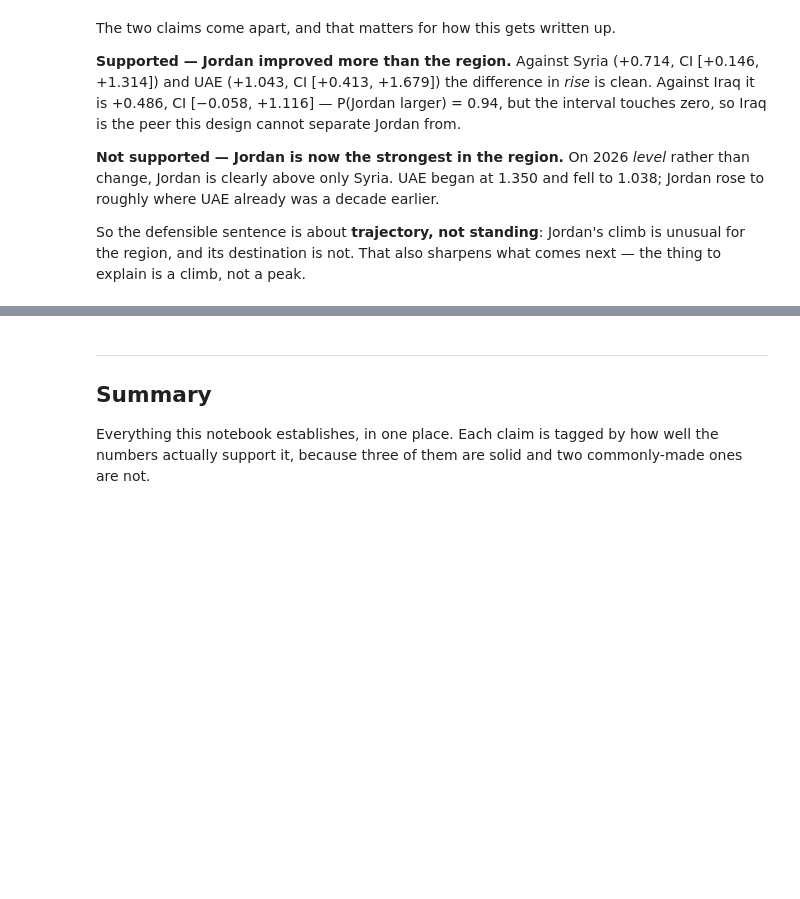
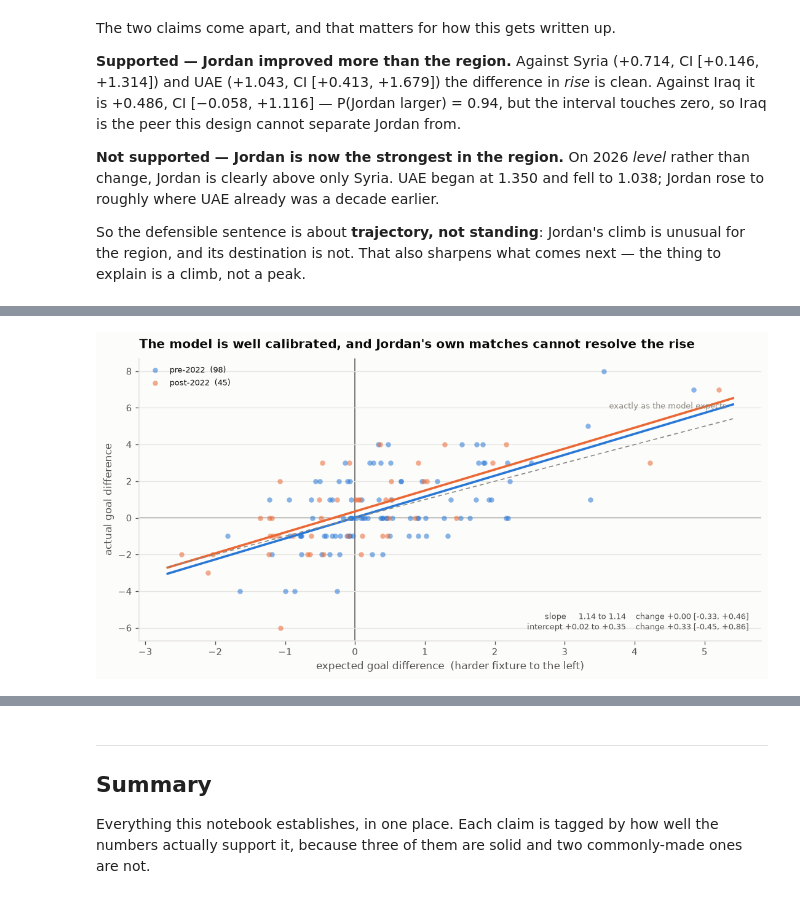
Before and after one commit to mqedan217/jordan-football-strength, a Jupyter notebook: notebooks/01_strength_model.ipynb, the cells around one changed output, grey strips where cells are left out. Saved outputs shown, nothing was run; the diff lists cells and outputs as text; code cells hidden in the pictures; blank space fills up the shorter version.

```diff
--- a/notebooks/01_strength_model.ipynb
+++ b/notebooks/01_strength_model.ipynb
@@ -494,0 +507,56 @@ comes next — the thing to explain is a climb, not a peak.
+# %%
+# Jordan's own matches against what the model expected of them, before kickoff.
+CUT = pd.Timestamp("2022-07-01")
+rng = np.random.default_rng(19)
+mt = pd.read_csv(OUT / "squad" / "match_table.csv", parse_dates=["date"])
+mt = mt[mt.date >= "2015-01-01"].copy()
+mt["era"] = np.where(mt.date < CUT, "pre", "post")
+# six-month blocks: matches in a window share a squad, a manager and a set of
+# opponents, so they are not independent draws
+mt["blk"] = mt.date.dt.year * 2 + (mt.date.dt.month > 6)
+BLK = {e: [d for _, d in mt[mt.era == e].groupby("blk")] for e in ("pre", "post")}
+
+fits = {e: np.polyfit(d.expected_gd, d.gd, 1)
+        for e, d in mt.groupby("era")}
+draws = []
+for _ in range(3000):
+    p = {}
+    for e in ("pre", "post"):
+        s = pd.concat([BLK[e][i] for i in rng.integers(0, len(BLK[e]), len(BLK[e]))])
+        if s.expected_gd.nunique() > 2:
+            p[e] = np.polyfit(s.expected_gd, s.gd, 1)
+    if len(p) == 2:
+        draws.append([p["post"][0] - p["pre"][0], p["post"][1] - p["pre"][1]])
+draws = np.array(draws)
+d_slope = (fits["post"][0] - fits["pre"][0], *np.percentile(draws[:, 0], [2.5, 97.5]))
+d_int = (fits["post"][1] - fits["pre"][1], *np.percentile(draws[:, 1], [2.5, 97.5]))
+
+fig, ax = plt.subplots(figsize=(9, 4.6))
+xs = np.linspace(mt.expected_gd.min() - 0.2, mt.expected_gd.max() + 0.2, 50)
+for e, col in (("pre", viz.BLUE), ("post", viz.ORANGE)):
+    d = mt[mt.era == e]
+    ax.scatter(d.expected_gd, d.gd, s=26, color=col, alpha=0.55, linewidths=0,
+               label=f"{e}-2022  ({len(d)})")
+    ax.plot(xs, np.polyval(fits[e], xs), color=col, lw=2.2)
+ax.plot(xs, xs, color=viz.INK_MUTED, lw=1.0, ls=(0, (4, 3)))
+ax.annotate("exactly as the model expects", xy=(xs[-1], xs[-1]), xytext=(-6, 10),
+            ha="right", textcoords="offset points", fontsize=8,
+            color=viz.INK_MUTED)
+ax.axhline(0, color=viz.INK_2, lw=0.9, zorder=0)
+ax.axvline(0, color=viz.INK_2, lw=0.9, zorder=0)
+ax.set_xlabel("expected goal difference  (harder fixture to the left)")
+ax.set_ylabel("actual goal difference")
+ax.set_title("The model is well calibrated, and Jordan's own matches cannot "
+             "resolve the rise")
+ax.legend(fontsize=8, loc="upper left")
+ax.annotate(f"slope     {fits['pre'][0]:.2f} to {fits['post'][0]:.2f}"
+            f"    change {d_slope[0]:+.2f} [{d_slope[1]:+.2f}, {d_slope[2]:+.2f}]"
+            + chr(10)
+            + f"intercept {fits['pre'][1]:+.2f} to {fits['post'][1]:+.2f}"
+            f"    change {d_int[0]:+.2f} [{d_int[1]:+.2f}, {d_int[2]:+.2f}]",
+            xy=(0.98, 0.04), xycoords="axes fraction", ha="right", fontsize=8,
+            color=viz.INK_2)
+viz.despine(ax)
+plt.show()
+# %% [output]
+[figure, added]
```
Also changed, not shown: parts of 4 cells of this notebook, 2 other files.
